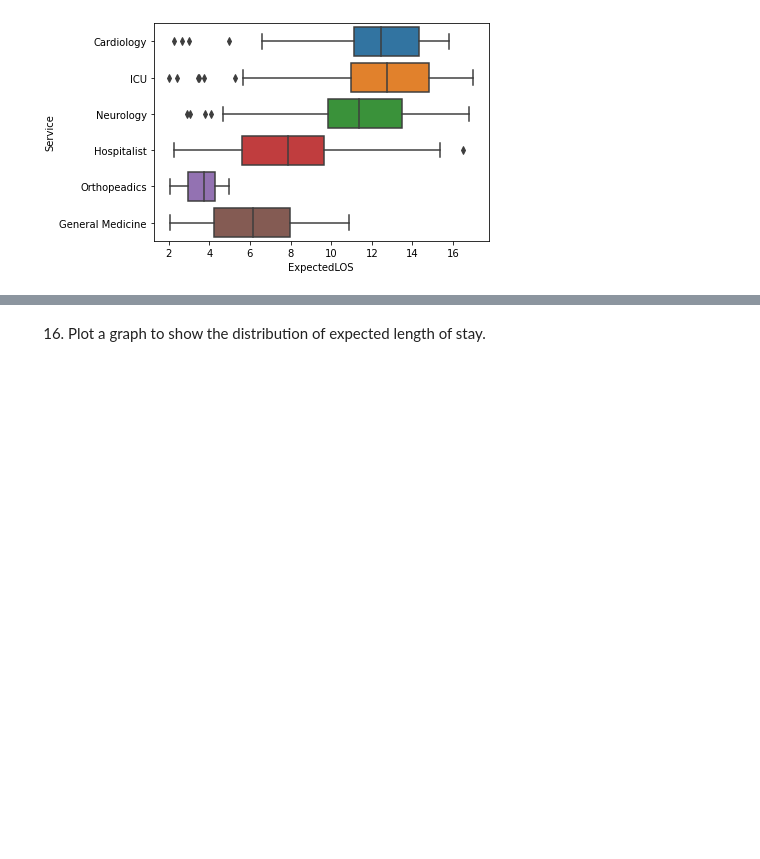
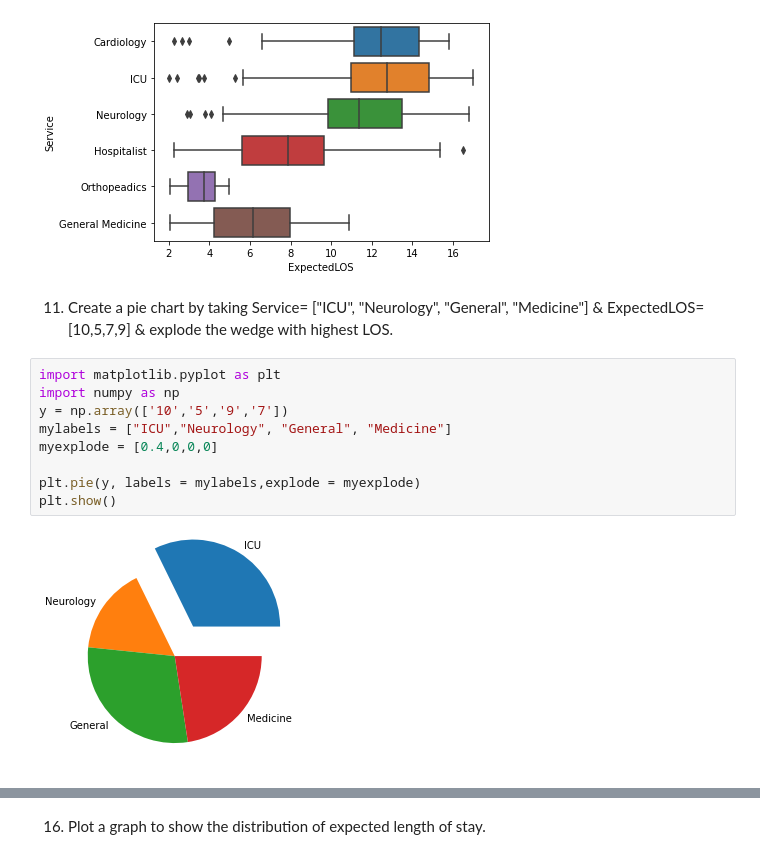
Before and after one commit to PoovithaJayaprakash/Mighty-Pythons, a Jupyter notebook: Mighty-Pythons.ipynb, the cells around one changed output, grey strips where cells are left out. Drawn from its saved outputs; the diff is of its cells as text; blank space fills up the shorter version.

```diff
--- a/Mighty-Pythons.ipynb
+++ b/Mighty-Pythons.ipynb
@@ -76,3 +76,16 @@ sns.boxplot(x=dataDischarges.ExpectedLOS,y=dataDischarges.Service)
 # %% [output]
 <AxesSubplot:xlabel='ExpectedLOS', ylabel='Service'>
 [figure]
+# %% [markdown]
+11. Create a pie chart by taking Service= ["ICU", "Neurology", "General", "Medicine"] & ExpectedLOS=[10,5,7,9] & explode the wedge with highest LOS.
+# %%
+import matplotlib.pyplot as plt
+import numpy as np
+y = np.array(['10','5','9','7'])
+mylabels = ["ICU","Neurology", "General", "Medicine"]
+myexplode = [0.4,0,0,0]
+
+plt.pie(y, labels = mylabels,explode = myexplode)
+plt.show()
+# %% [output]
+[figure, added]
```
Also changed, not shown: parts of 7 cells of this notebook.
